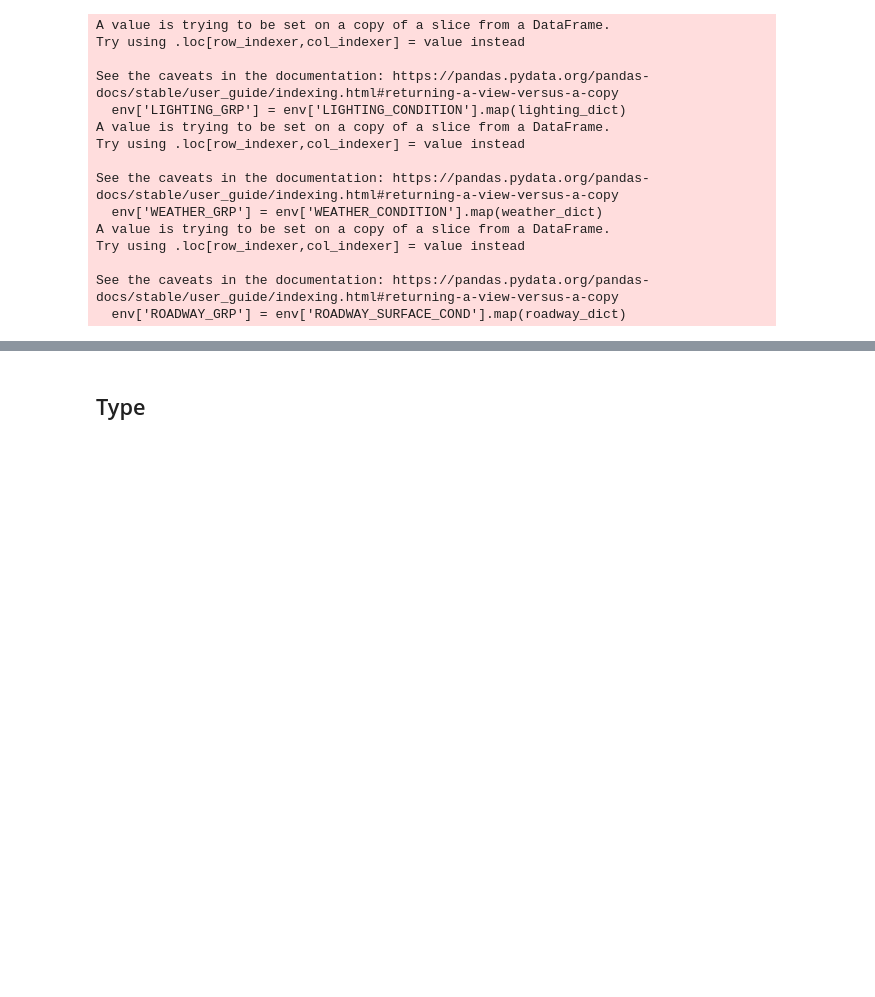
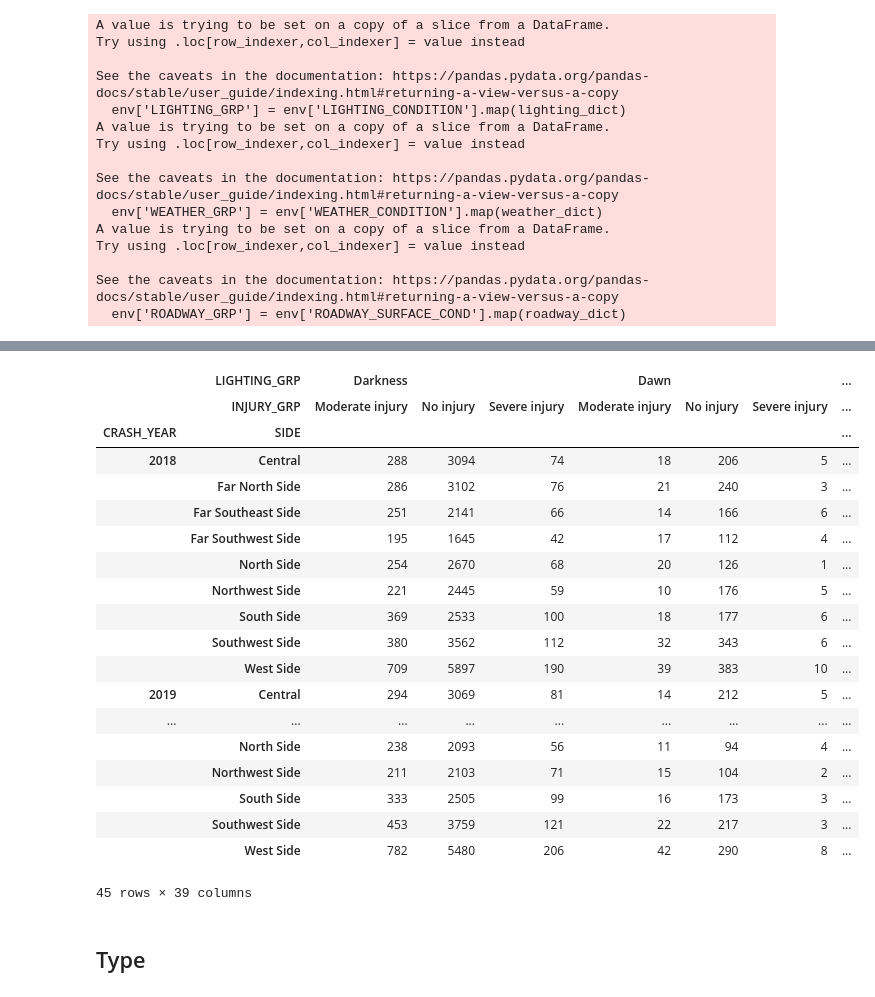
Before and after one commit to eddyyet/Crashes, a Jupyter notebook: src/data/data_slicing.ipynb, the cells around one changed output, grey strips where cells are left out. Cells and saved outputs as stored; diff of their text form; code cells hidden in the pictures; blank space fills up the shorter version.

Commit message:
Data (environment - severity)

```diff
--- a/src/data/data_slicing.ipynb
+++ b/src/data/data_slicing.ipynb
@@ -220,0 +306,31 @@ See the caveats in the documentation: https://pandas.pydata.org/pandas-docs/stab
+# %%
+# extract the environmental conditions
+roadway = df[['CRASH_YEAR','SIDE','CRASH_RECORD_ID','ROADWAY_SURFACE_COND','MOST_SEVERE_INJURY']]
+
+roadway_dict = {
+  'DRY': 'Dry',
+  'ICE': 'Snow/Ice',
+  'OTHER': 'Other/Unknown surface',
+  'SAND, MUD, DIRT': 'Other/Unknown surface',
+  'SNOW OR SLUSH': 'Snow/Ice',
+  'UNKNOWN': 'Other/Unknown surface',
+  'WET': 'Wet'
+}
+
+injury_dict = {
+  'FATAL': 'Severe injury',
+  'INCAPACITATING INJURY': 'Severe injury',
+  'NO INDICATION OF INJURY': 'No injury',
+  'NONINCAPACITATING INJURY': 'Moderate injury',
+  'REPORTED, NOT EVIDENT': 'No injury'
+}
+
+roadway['ROADWAY_GRP'] = roadway['ROADWAY_SURFACE_COND'].map(roadway_dict)
+roadway['INJURY_GRP'] = roadway['MOST_SEVERE_INJURY'].map(injury_dict)
+
+roadway_inju = roadway.pivot_table(values='CRASH_RECORD_ID', index=['CRASH_YEAR','SIDE'], columns=['ROADWAY_GRP','INJURY_GRP'], aggfunc='count', fill_value=0)
+roadway_inju.columns = ['Dry,Moderate injury', 'Dry,No injury', 'Dry,Severe injury', \
+                        'Other/Unknown surface,Moderate injury', 'Other/Unknown surface,No injury', 'Other/Unknown surface,Severe injury', \
+                        'Snow/Ice,Moderate injury', 'Snow/Ice,No injury', 'Snow/Ice,Severe injury', \
+                        'Wet,Moderate injury', 'Wet,No injury', 'Wet,Severe injury']
+roadway_inju.head()
@@ -221,3 +345,30 @@ See the caveats in the documentation: https://pandas.pydata.org/pandas-docs/stab
+# %%
+# merge lighting_inju, weather_inju and roadway_inju
+env = pd.merge(lighting_inju, weather_inju, on=['CRASH_YEAR', 'SIDE'])
+env = pd.merge(env, roadway_inju, on=['CRASH_YEAR', 'SIDE'])
+
+env.head(50)
+# %% [output]
+|  | LIGHTING_GRP | Darkness |  |  | Dawn |  |  | ... |
+|  | INJURY_GRP | Moderate injury | No injury | Severe injury | Moderate injury | No injury | Severe injury | ... |
+| CRASH_YEAR | SIDE |  |  |  |  |  |  | ... |
+| 2018 | Central | 288 | 3094 | 74 | 18 | 206 | 5 | ... |
+|  | Far North Side | 286 | 3102 | 76 | 21 | 240 | 3 | ... |
+|  | Far Southeast Side | 251 | 2141 | 66 | 14 | 166 | 6 | ... |
+|  | Far Southwest Side | 195 | 1645 | 42 | 17 | 112 | 4 | ... |
+|  | North Side | 254 | 2670 | 68 | 20 | 126 | 1 | ... |
+|  | Northwest Side | 221 | 2445 | 59 | 10 | 176 | 5 | ... |
+|  | South Side | 369 | 2533 | 100 | 18 | 177 | 6 | ... |
+|  | Southwest Side | 380 | 3562 | 112 | 32 | 343 | 6 | ... |
+|  | West Side | 709 | 5897 | 190 | 39 | 383 | 10 | ... |
+| 2019 | Central | 294 | 3069 | 81 | 14 | 212 | 5 | ... |
+| ... | ... | ... | ... | ... | ... | ... | ... | ... |
+|  | North Side | 238 | 2093 | 56 | 11 | 94 | 4 | ... |
+|  | Northwest Side | 211 | 2103 | 71 | 15 | 104 | 2 | ... |
+|  | South Side | 333 | 2505 | 99 | 16 | 173 | 3 | ... |
+|  | Southwest Side | 453 | 3759 | 121 | 22 | 217 | 3 | ... |
+|  | West Side | 782 | 5480 | 206 | 42 | 290 | 8 | ... |
+45 rows × 39 columns
 # %% [markdown]
 ## Type
 # %%
```
Also changed, not shown: parts of 6 cells of this notebook, 1 other file.
